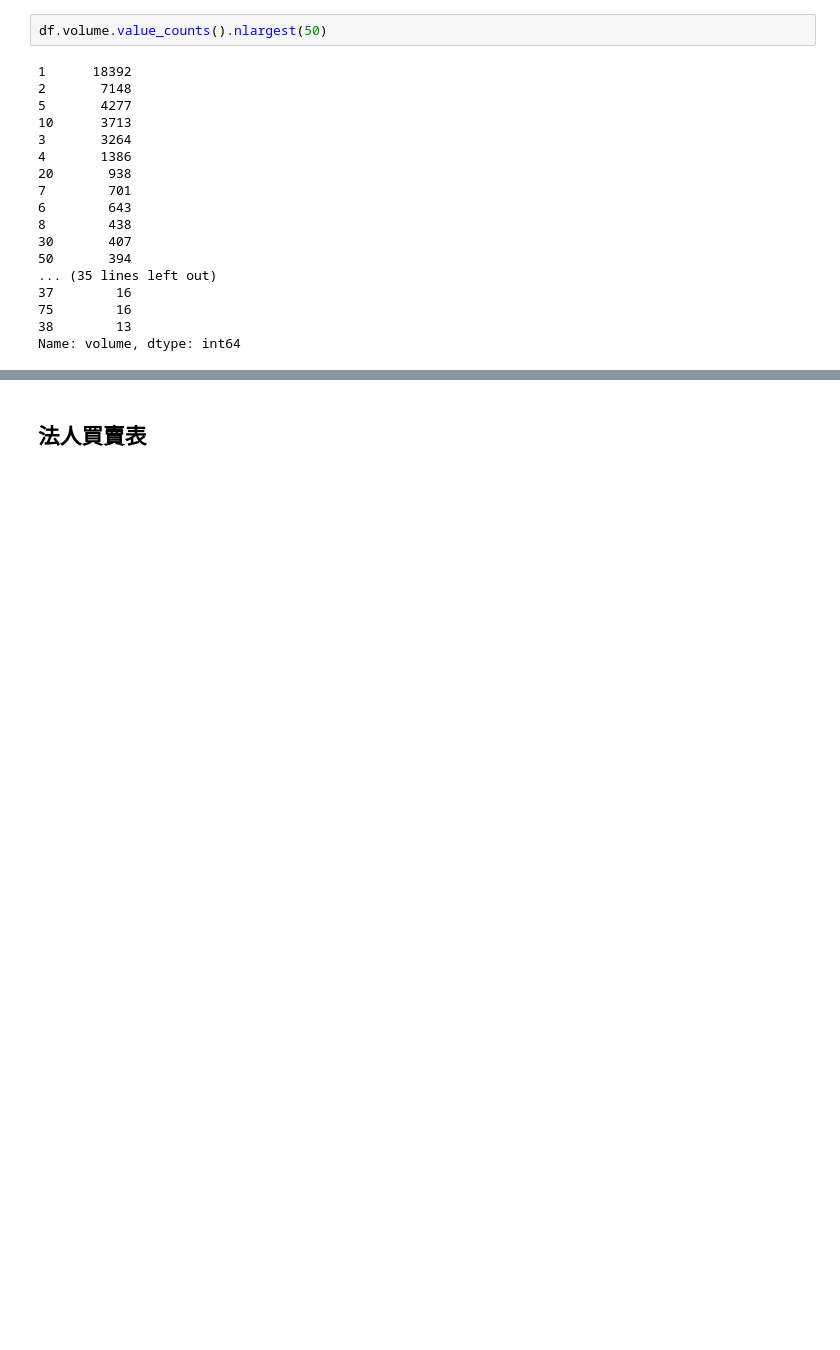
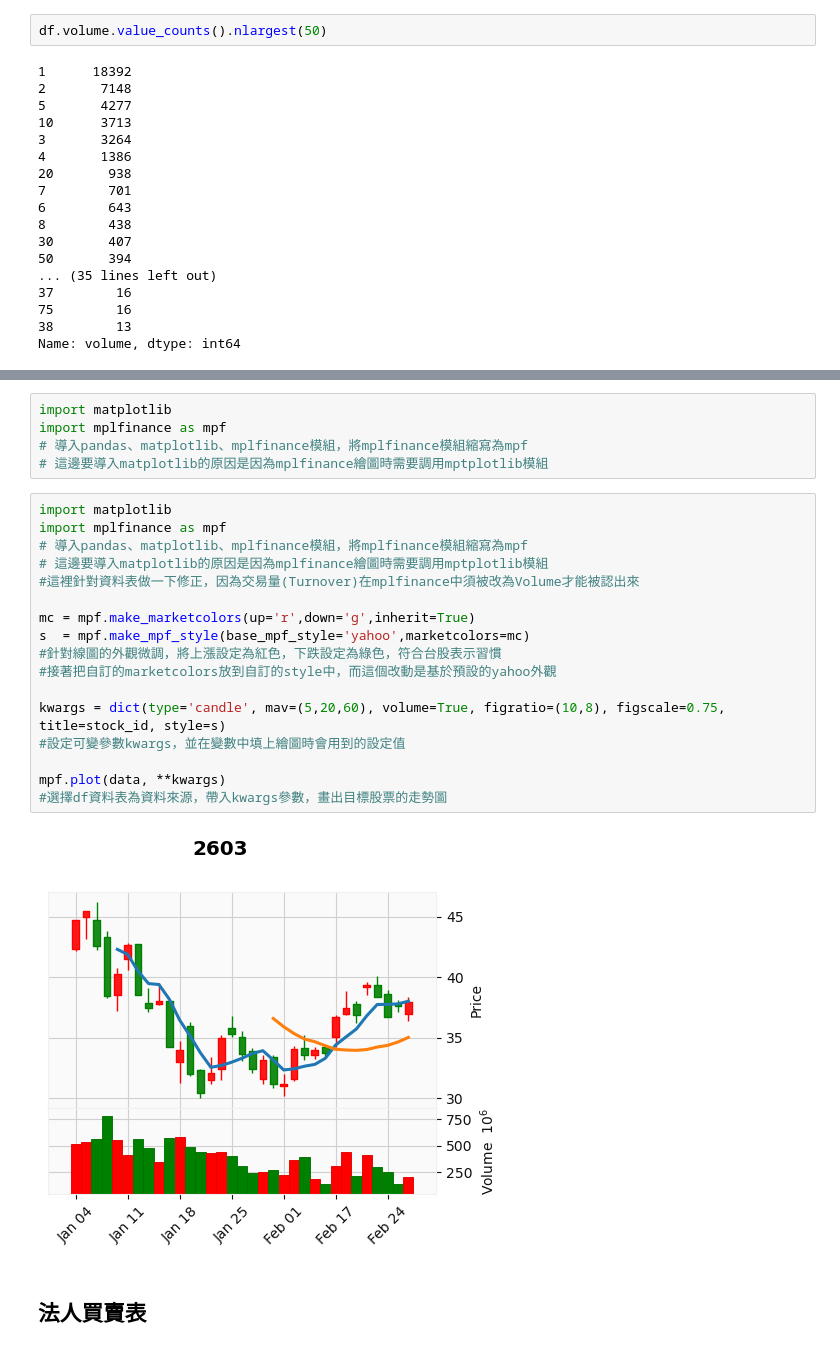
Before and after one commit to NTU-Sherlock/Stock_price, a Jupyter notebook: RiseSignal_dataAPI.ipynb, the cells around one changed output, grey strips where cells are left out. Cells and saved outputs as stored; diff of their text form; blank space fills up the shorter version.

```diff
--- a/RiseSignal_dataAPI.ipynb
+++ b/RiseSignal_dataAPI.ipynb
@@ -196,3 +236,27 @@ print(data.head())
+# %%
+import matplotlib
+import mplfinance as mpf
+# 導入pandas、matplotlib、mplfinance模組，將mplfinance模組縮寫為mpf
+# 這邊要導入matplotlib的原因是因為mplfinance繪圖時需要調用mptplotlib模組
+# %%
+import matplotlib
+import mplfinance as mpf
+# 導入pandas、matplotlib、mplfinance模組，將mplfinance模組縮寫為mpf
+# 這邊要導入matplotlib的原因是因為mplfinance繪圖時需要調用mptplotlib模組
+#這裡針對資料表做一下修正，因為交易量(Turnover)在mplfinance中須被改為Volume才能被認出來
+
+mc = mpf.make_marketcolors(up='r',down='g',inherit=True)
+s  = mpf.make_mpf_style(base_mpf_style='yahoo',marketcolors=mc)
+#針對線圖的外觀微調，將上漲設定為紅色，下跌設定為綠色，符合台股表示習慣
+#接著把自訂的marketcolors放到自訂的style中，而這個改動是基於預設的yahoo外觀
+
+kwargs = dict(type='candle', mav=(5,20,60), volume=True, figratio=(10,8), figscale=0.75, title=stock_id, style=s)
+#設定可變參數kwargs，並在變數中填上繪圖時會用到的設定值
+
+mpf.plot(data, **kwargs)
+#選擇df資料表為資料來源，帶入kwargs參數，畫出目標股票的走勢圖
+# %% [output]
+[figure, added]
 # %% [markdown]
 ## 法人買賣表
 # %%
```
Also changed, not shown: parts of 40 cells of this notebook.
